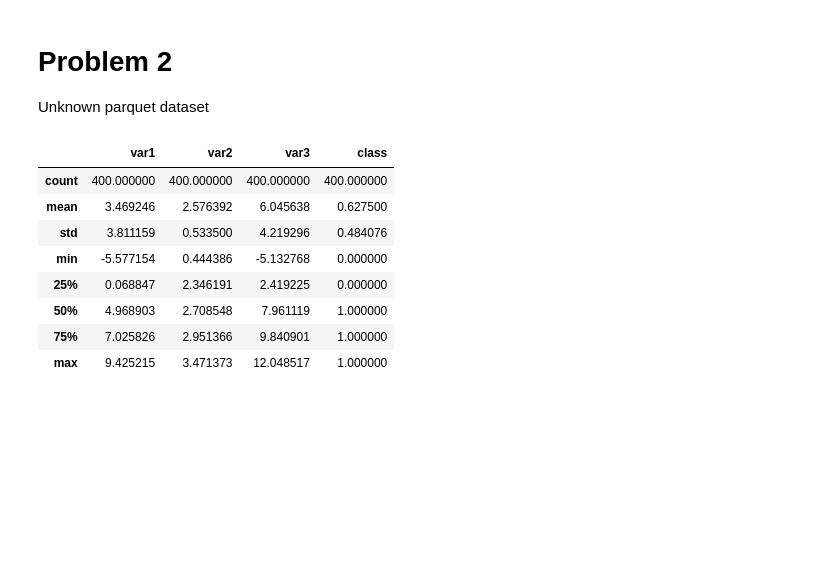
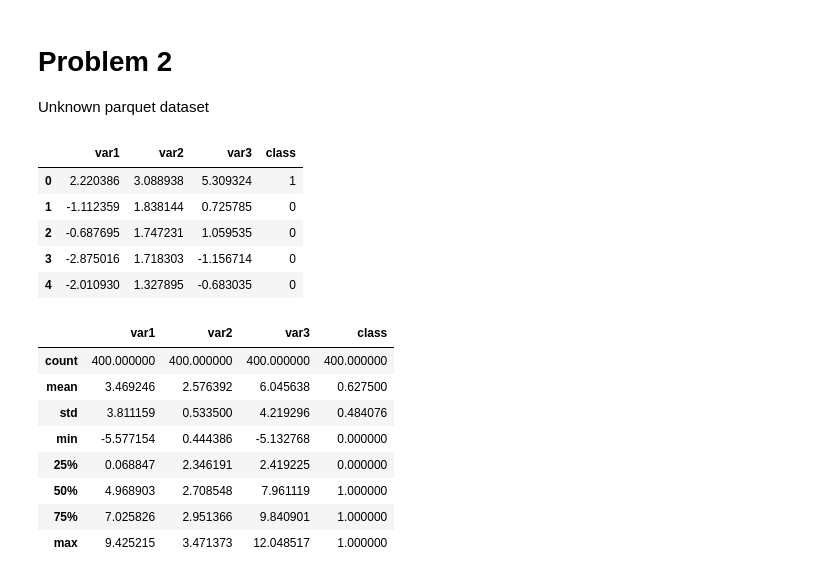
Before and after one commit to AgVicCodes/DHVA1, a Jupyter notebook: Assignment1.ipynb, the cells around one changed output. Saved outputs shown, nothing was run; the diff lists cells and outputs as text; code cells hidden in the pictures; blank space fills up the shorter version.

```diff
--- a/Assignment1.ipynb
+++ b/Assignment1.ipynb
@@ -76,9 +76,14 @@ data = pd.read_parquet("https://star.herts.ac.uk/~kuhn/DHV/exercises_problem2.pa
 
 pd.set_option("display.max_rows", 20)
 # %%
-data
-
-data.to_csv("data.csv")
+data.head()
+# %% [output]
+|  | var1 | var2 | var3 | class |
+| 0 | 2.220386 | 3.088938 | 5.309324 | 1 |
+| 1 | -1.112359 | 1.838144 | 0.725785 | 0 |
+| 2 | -0.687695 | 1.747231 | 1.059535 | 0 |
+| 3 | -2.875016 | 1.718303 | -1.156714 | 0 |
+| 4 | -2.010930 | 1.327895 | -0.683035 | 0 |
 # %%
 pd.set_option("display.max_rows", None)
 
```
Also changed, not shown: parts of 6 cells of this notebook, 1 other file.
